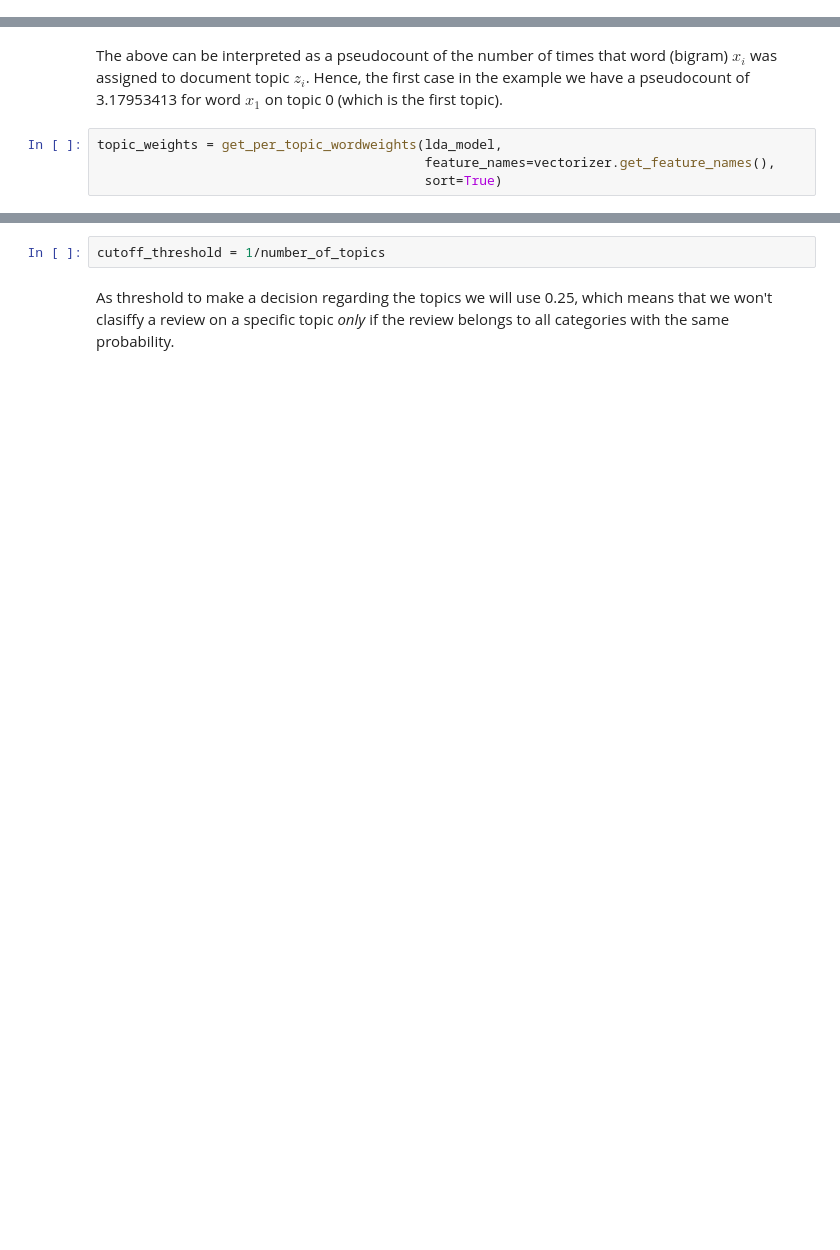
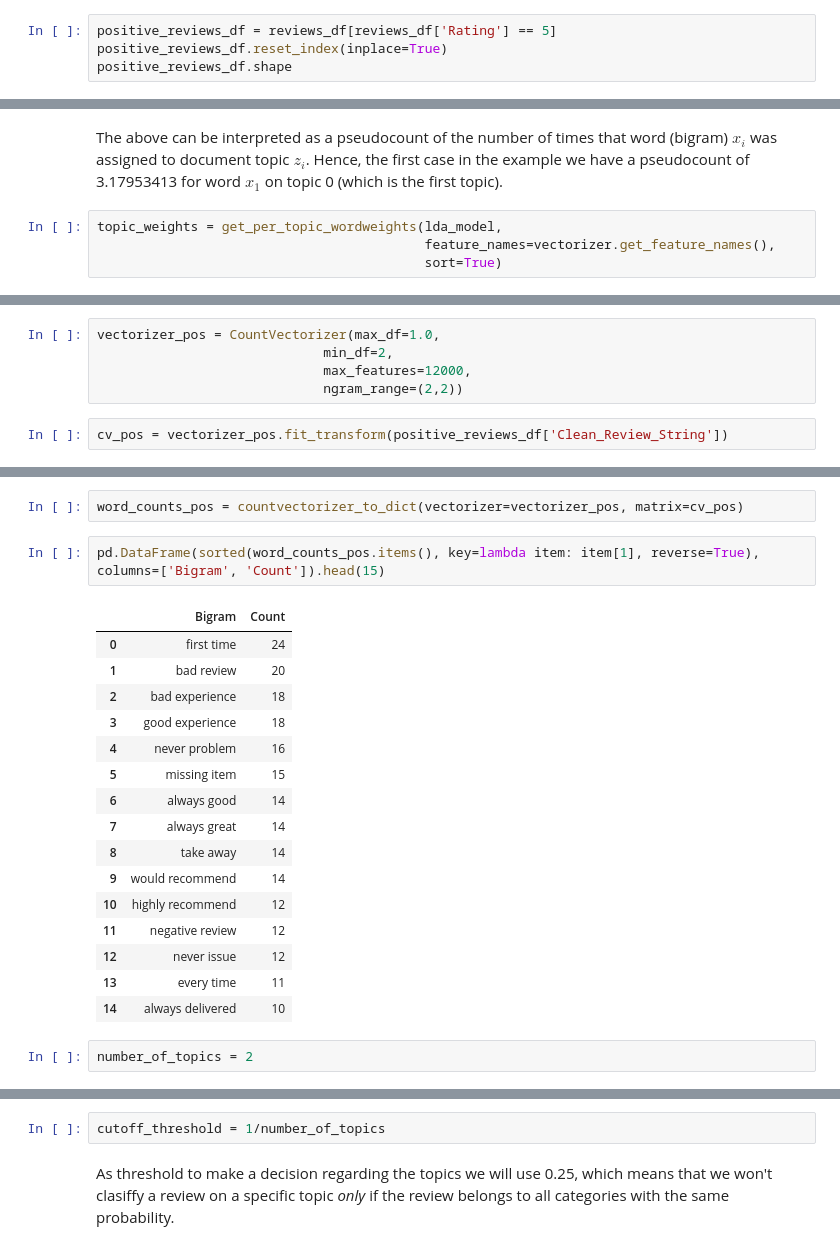
Before and after one commit to gpsyrou/Text_Analysis_of_Consumer_Reviews, a Jupyter notebook: jupyter_notebook/reviews.ipynb, the cells around one changed output, grey strips where cells are left out. Cells and saved outputs as stored; diff of their text form; blank space fills up the shorter version.

```diff
--- a/jupyter_notebook/reviews.ipynb
+++ b/jupyter_notebook/reviews.ipynb
@@ -490,0 +499,4 @@ In the next section we will finally get into the modelling part of the project.
+# %%
+positive_reviews_df = reviews_df[reviews_df['Rating'] == 5]
+positive_reviews_df.reset_index(inplace=True)
+positive_reviews_df.shape
@@ -682,0 +703,7 @@ Topic 4 : [('missing item', 868.233341253091), ('item missing', 457.231305234848
+# %%
+vectorizer_pos = CountVectorizer(max_df=1.0,
+                             min_df=2,
+                             max_features=12000,
+                             ngram_range=(2,2))
+# %%
+cv_pos = vectorizer_pos.fit_transform(positive_reviews_df['Clean_Review_String'])
@@ -682,0 +722,23 @@ Topic 4 : [('missing item', 868.233341253091), ('item missing', 457.231305234848
+# %%
+word_counts_pos = countvectorizer_to_dict(vectorizer=vectorizer_pos, matrix=cv_pos)
+# %%
+pd.DataFrame(sorted(word_counts_pos.items(), key=lambda item: item[1], reverse=True), columns=['Bigram', 'Count']).head(15)
+# %% [output]
+|  | Bigram | Count |
+| 0 | first time | 24 |
+| 1 | bad review | 20 |
+| 2 | bad experience | 18 |
+| 3 | good experience | 18 |
+| 4 | never problem | 16 |
+| 5 | missing item | 15 |
+| 6 | always good | 14 |
+| 7 | always great | 14 |
+| 8 | take away | 14 |
+| 9 | would recommend | 14 |
+| 10 | highly recommend | 12 |
+| 11 | negative review | 12 |
+| 12 | never issue | 12 |
+| 13 | every time | 11 |
+| 14 | always delivered | 10 |
+# %%
+number_of_topics = 2
```
Also changed, not shown: parts of 35 cells of this notebook, 1 other file.
